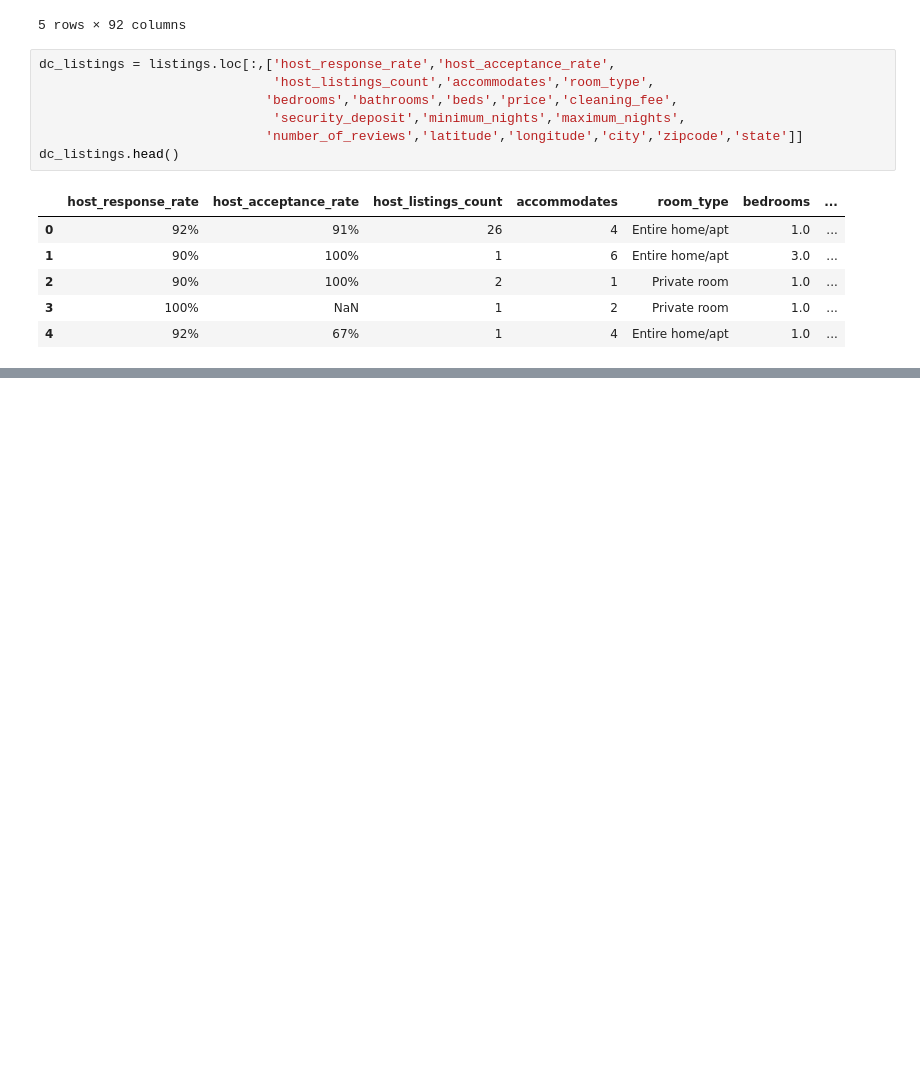
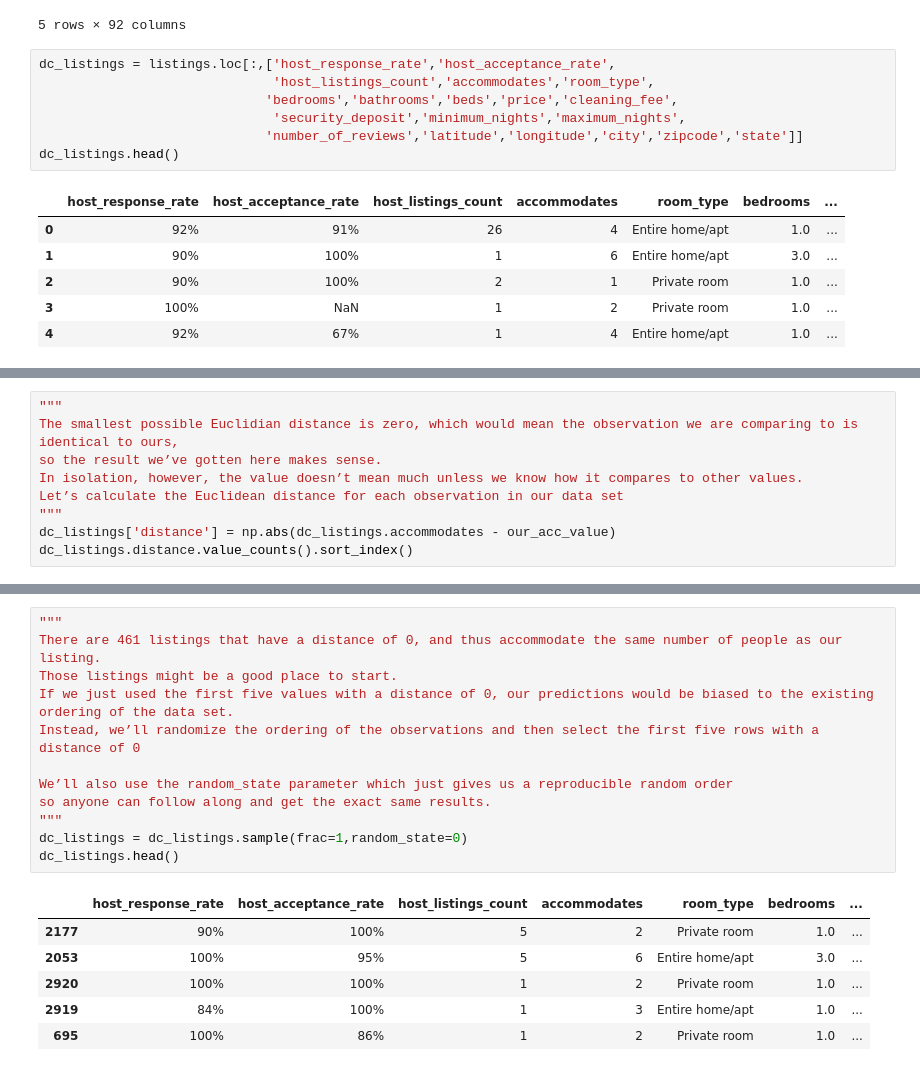
Before and after one commit to enestatli/Machine-Learning-Works, a Jupyter notebook: 002 - Predicting Airbnb Rental Prices/k-nearest neighbors model.ipynb, the cells around one changed output, grey strips where cells are left out. Drawn from its saved outputs; the diff is of its cells as text; blank space fills up the shorter version.

```diff
--- a/002 - Predicting Airbnb Rental Prices/k-nearest neighbors model.ipynb
+++ b/002 - Predicting Airbnb Rental Prices/k-nearest neighbors model.ipynb
@@ -29,0 +60,9 @@ dc_listings.head()
+# %%
+"""
+The smallest possible Euclidian distance is zero, which would mean the observation we are comparing to is identical to ours,
+so the result we’ve gotten here makes sense.
+In isolation, however, the value doesn’t mean much unless we know how it compares to other values.
+Let’s calculate the Euclidean distance for each observation in our data set
+"""
+dc_listings['distance'] = np.abs(dc_listings.accommodates - our_acc_value)
+dc_listings.distance.value_counts().sort_index()
@@ -29,0 +85,19 @@ dc_listings.head()
+# %%
+"""
+There are 461 listings that have a distance of 0, and thus accommodate the same number of people as our listing.
+Those listings might be a good place to start.
+If we just used the first five values with a distance of 0, our predictions would be biased to the existing ordering of the data set.
+Instead, we’ll randomize the ordering of the observations and then select the first five rows with a distance of 0
+
+We’ll also use the random_state parameter which just gives us a reproducible random order
+so anyone can follow along and get the exact same results.
+"""
+dc_listings = dc_listings.sample(frac=1,random_state=0)
+dc_listings.head()
+# %% [output]
+|  | host_response_rate | host_acceptance_rate | host_listings_count | accommodates | room_type | bedrooms | ... |
+| 2177 | 90% | 100% | 5 | 2 | Private room | 1.0 | ... |
+| 2053 | 100% | 95% | 5 | 6 | Entire home/apt | 3.0 | ... |
+| 2920 | 100% | 100% | 1 | 2 | Private room | 1.0 | ... |
+| 2919 | 84% | 100% | 1 | 3 | Entire home/apt | 1.0 | ... |
+| 695 | 100% | 86% | 1 | 2 | Private room | 1.0 | ... |
```
Also changed, not shown: parts of 14 cells of this notebook.
